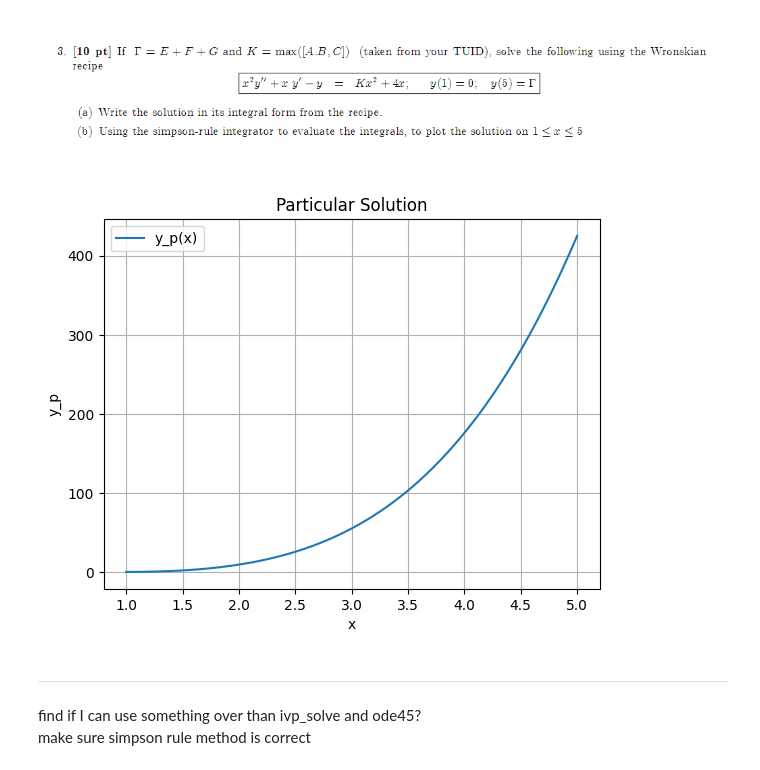
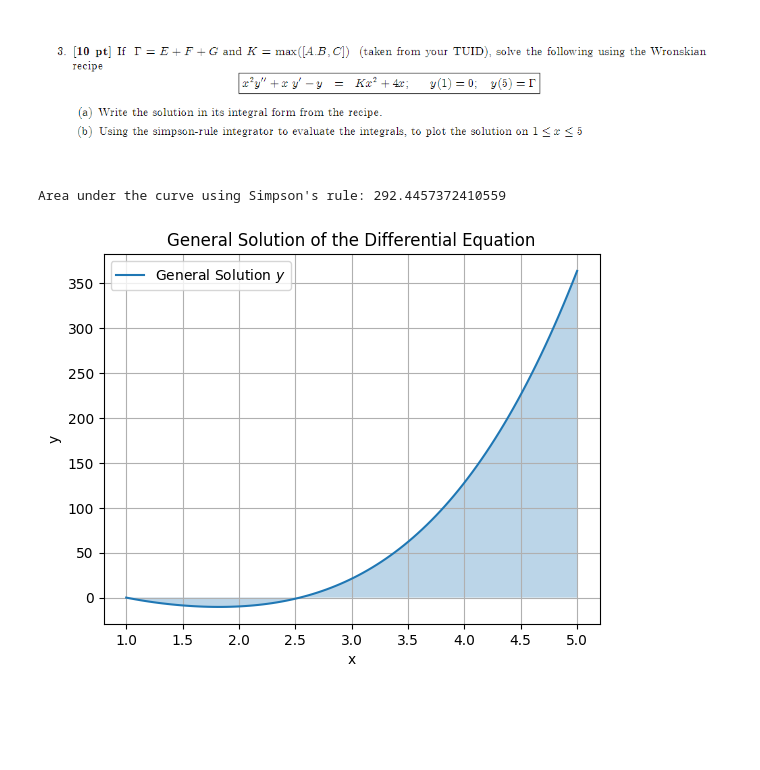
Before and after one commit to aqsnyder/eng_math, a Jupyter notebook: ps_1/problem_3.ipynb, the cells around one changed output. Drawn from its saved outputs; the diff is of its cells as text; code cells hidden in the pictures; blank space fills up the shorter version.

```diff
--- a/ps_1/problem_3.ipynb
+++ b/ps_1/problem_3.ipynb
@@ -52,15 +3,46 @@ y_p = y1*u1 + y2*u2
-# %%
-# Plotting the particular solution
-plt.plot(x, y_p, label="y_p(x)")
-plt.title('Particular Solution')
-plt.xlabel('x')
-plt.ylabel('y_p')
-plt.legend()
-plt.grid(True)
-plt.show()
-# %% [output]
-[figure, removed]
-# %% [markdown]
----
-find if I can use something over than ivp_solve and ode45? <br>
-make sure simpson rule method is correct
+# %%
+import numpy as np
+import matplotlib.pyplot as plt
+
+# Define the particular solution yp and the constants C1 and C2
+def yp(x):
+    return x**3 * (6*x + 5) / 10
+
+# Constants C1 and C2 from the solved initial conditions
+C1 = 14.17
+C2 = -15.27
+
+# Define the general solution
+def y_general(x):
+    return C1 * x**(-1) + C2 * x + yp(x)
+
+# Define the range for x
+x = np.linspace(1, 5, 100)
+
+# Evaluate the general solution over the range of x
+y = y_general(x)
+def simpsons_rule(f, a, b, n):
+    if n % 2:
+        raise ValueError("n must be an even integer.")
+    h = (b - a) / n
+    x = np.linspace(a, b, n+1)
+    y = f(x)
+
+    S = h/3 * np.sum(y[0:-1:2] + 4*y[1::2] + y[2::2])
+    return S
+
+# calculate the area under the curve using Simpson's rule
+area_simpsons = simpsons_rule(y_general, 1, 5, 100)
+print(f"Area under the curve using Simpson's rule: {area_simpsons}")
+
+plt.plot(x, y, label='General Solution $y$')
+plt.fill_between(x, y, alpha=0.3)
+plt.title('General Solution of the Differential Equation')
+plt.xlabel('x')
+plt.ylabel('y')
+plt.legend()
+plt.grid(True)
+plt.show()
+# %% [output]
+Area under the curve using Simpson's rule: 292.4457372410559
+[figure, added]
```
Also changed, not shown: parts of 2 cells of this notebook, 8 other files.
